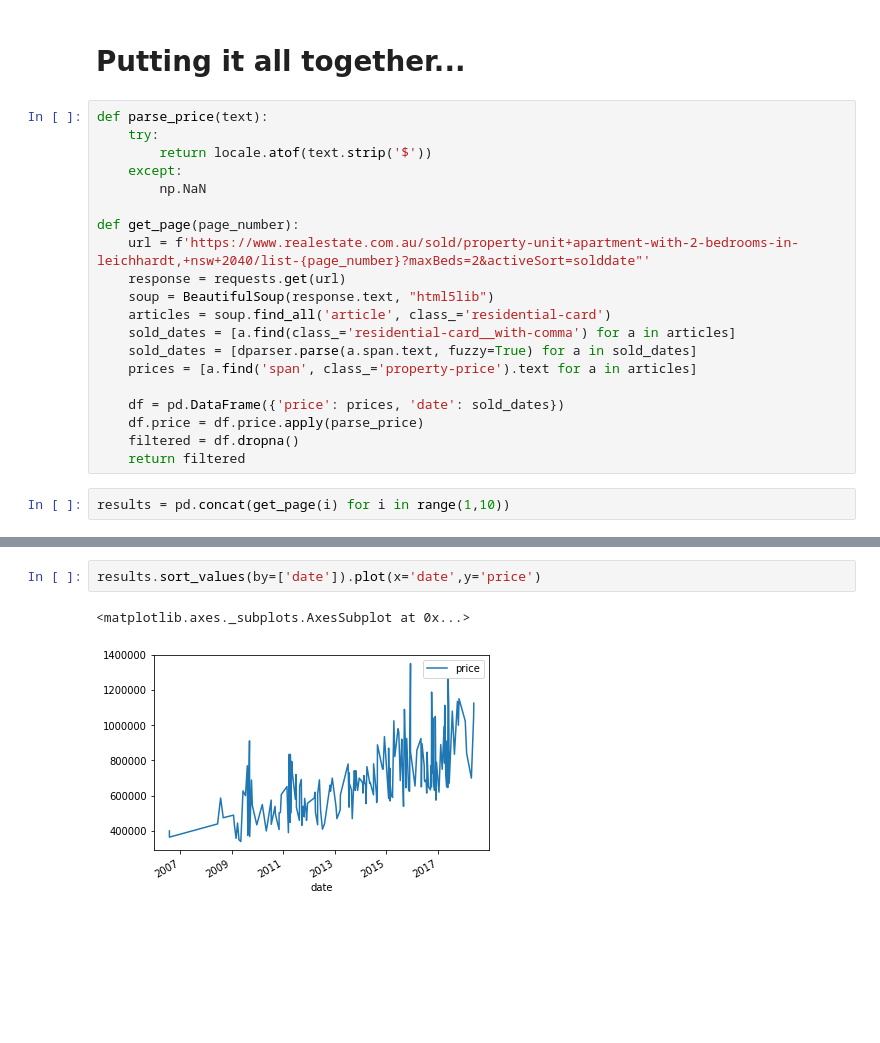
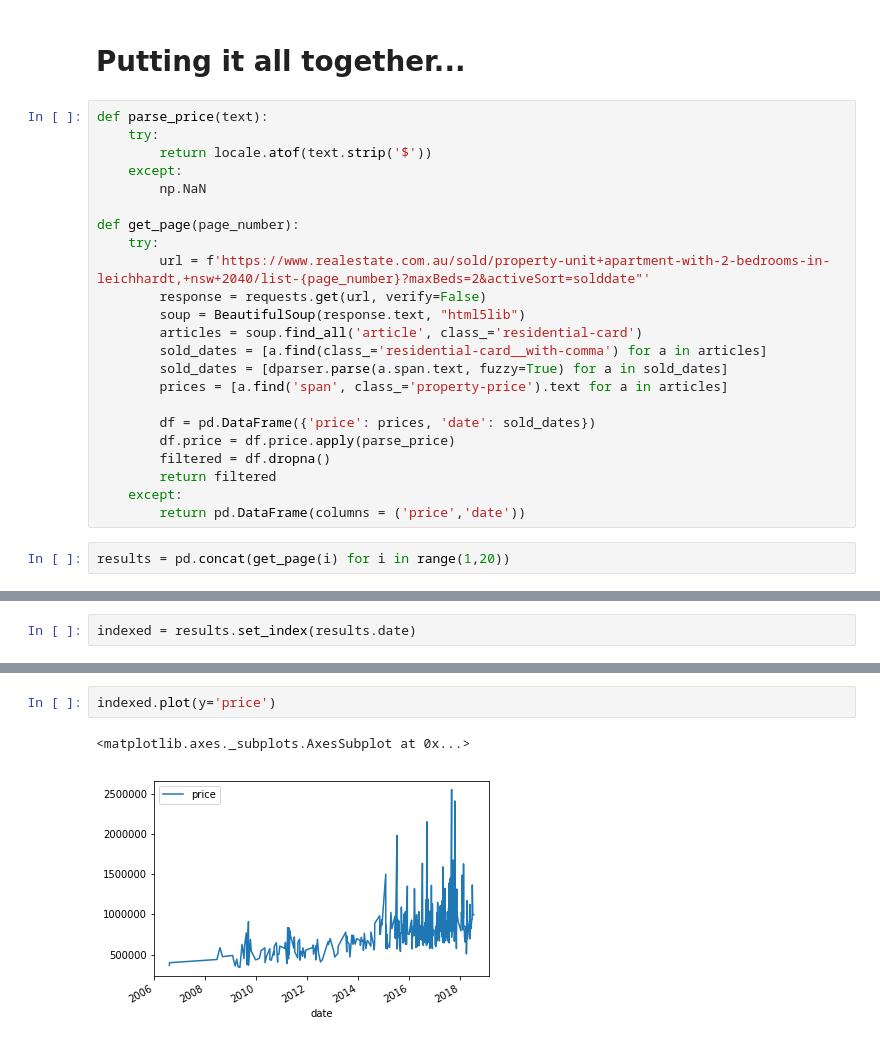
Before and after one commit to nevhan/imc-stem, a Jupyter notebook: notebooks/realestate-example.ipynb, the cells around one changed output, grey strips where cells are left out. Cells and saved outputs as stored; diff of their text form; blank space fills up the shorter version.

```diff
--- a/notebooks/realestate-example.ipynb
+++ b/notebooks/realestate-example.ipynb
@@ -186,17 +187,20 @@ def parse_price(text):
         np.NaN
 
 def get_page(page_number):
-    url = f'https://www.realestate.com.au/sold/property-unit+apartment-with-2-bedrooms-in-leichhardt,+nsw+2040/list-{page_number}?maxBeds=2&activeSort=solddate"'
-    response = requests.get(url)
-    soup = BeautifulSoup(response.text, "html5lib")
-    articles = soup.find_all('article', class_='residential-card')
-    sold_dates = [a.find(class_='residential-card__with-comma') for a in articles]
-    sold_dates = [dparser.parse(a.span.text, fuzzy=True) for a in sold_dates]
-    prices = [a.find('span', class_='property-price').text for a in articles]
+    try:
+        url = f'https://www.realestate.com.au/sold/property-unit+apartment-with-2-bedrooms-in-leichhardt,+nsw+2040/list-{page_number}?maxBeds=2&activeSort=solddate"'
+        response = requests.get(url, verify=False)
+        soup = BeautifulSoup(response.text, "html5lib")
+        articles = soup.find_all('article', class_='residential-card')
+        sold_dates = [a.find(class_='residential-card__with-comma') for a in articles]
+        sold_dates = [dparser.parse(a.span.text, fuzzy=True) for a in sold_dates]
+        prices = [a.find('span', class_='property-price').text for a in articles]
 
-    df = pd.DataFrame({'price': prices, 'date': sold_dates})
-    df.price = df.price.apply(parse_price)
-    filtered = df.dropna()
-    return filtered
+        df = pd.DataFrame({'price': prices, 'date': sold_dates})
+        df.price = df.price.apply(parse_price)
+        filtered = df.dropna()
+        return filtered
+    except:
+        return pd.DataFrame(columns = ('price','date'))
 # %%
-results = pd.concat(get_page(i) for i in range(1,10))
+results = pd.concat(get_page(i) for i in range(1,20))
@@ -202,0 +225,2 @@ results = pd.concat(get_page(i) for i in range(1,10))
+# %%
+indexed = results.set_index(results.date)
@@ -203,5 +249,5 @@ results = pd.concat(get_page(i) for i in range(1,10))
 # %%
-results.sort_values(by=['date']).plot(x='date',y='price')
+indexed.plot(y='price')
 # %% [output]
 <matplotlib.axes._subplots.AxesSubplot at 0x...>
-[figure, old version]
+[figure, new version]
```
Also changed, not shown: parts of 8 cells of this notebook.
